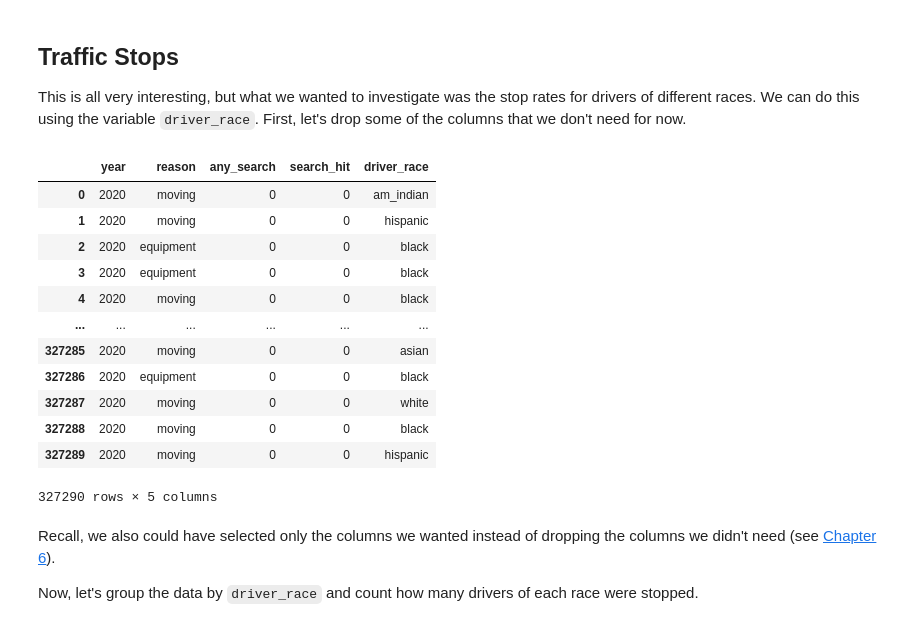
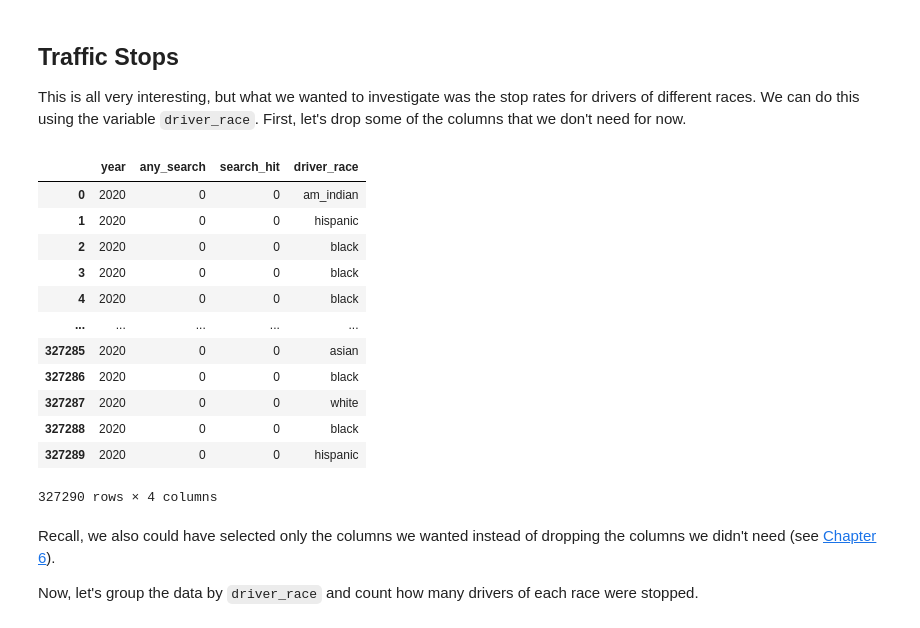
Before and after one commit to uchicago-dsi/textbook-datascience-1, a Jupyter notebook: textbook/16/2/investigation.ipynb, the cells around one changed output. Saved outputs shown, nothing was run; the diff lists cells and outputs as text; code cells hidden in the pictures.

```diff
--- a/textbook/16/2/investigation.ipynb
+++ b/textbook/16/2/investigation.ipynb
@@ -5,6 +5,6 @@ import pandas as pd
 
 First, let's explore our data.
 # %%
-idot = pd.read_csv('./idot_clean.csv')
+idot = pd.read_csv('./idot_abbrv.csv')
 idot.head()
 # %% [output]
@@ -80,22 +80,22 @@ In 2020, 129,638 people were stopped for moving violations (like speeding or not
 
 This is all very interesting, but what we wanted to investigate was the stop rates for drivers of different races. We can do this using the variable `driver_race`. First, let's drop some of the columns that we don't need for now.
 # %%
-idot_20_abbrv = idot_20.drop(columns=["id","datetime","any_search_consent","beat","district","weapon_hit","drugs_hit","alcohol_hit","contraband_hit"])
+idot_20_abbrv = idot_20.drop(columns=["reason","beat","district"])
 idot_20_abbrv
 # %% [output]
-|  | year | reason | any_search | search_hit | driver_race |
-| 0 | 2020 | moving | 0 | 0 | am_indian |
-| 1 | 2020 | moving | 0 | 0 | hispanic |
-| 2 | 2020 | equipment | 0 | 0 | black |
-| 3 | 2020 | equipment | 0 | 0 | black |
-| 4 | 2020 | moving | 0 | 0 | black |
-| ... | ... | ... | ... | ... | ... |
-| 327285 | 2020 | moving | 0 | 0 | asian |
-| 327286 | 2020 | equipment | 0 | 0 | black |
-| 327287 | 2020 | moving | 0 | 0 | white |
-| 327288 | 2020 | moving | 0 | 0 | black |
-| 327289 | 2020 | moving | 0 | 0 | hispanic |
+|  | year | any_search | search_hit | driver_race |
+| 0 | 2020 | 0 | 0 | am_indian |
+| 1 | 2020 | 0 | 0 | hispanic |
+| 2 | 2020 | 0 | 0 | black |
+| 3 | 2020 | 0 | 0 | black |
+| 4 | 2020 | 0 | 0 | black |
+| ... | ... | ... | ... | ... |
+| 327285 | 2020 | 0 | 0 | asian |
+| 327286 | 2020 | 0 | 0 | black |
+| 327287 | 2020 | 0 | 0 | white |
+| 327288 | 2020 | 0 | 0 | black |
+| 327289 | 2020 | 0 | 0 | hispanic |
-327290 rows × 5 columns
+327290 rows × 4 columns
 # %% [markdown]
 Recall, we also could have selected only the columns we wanted instead of dropping the columns we didn't need (see [Chapter 6](../../06/DataFrames.ipynb)).
 
```
Also changed, not shown: parts of 9 cells of this notebook.
